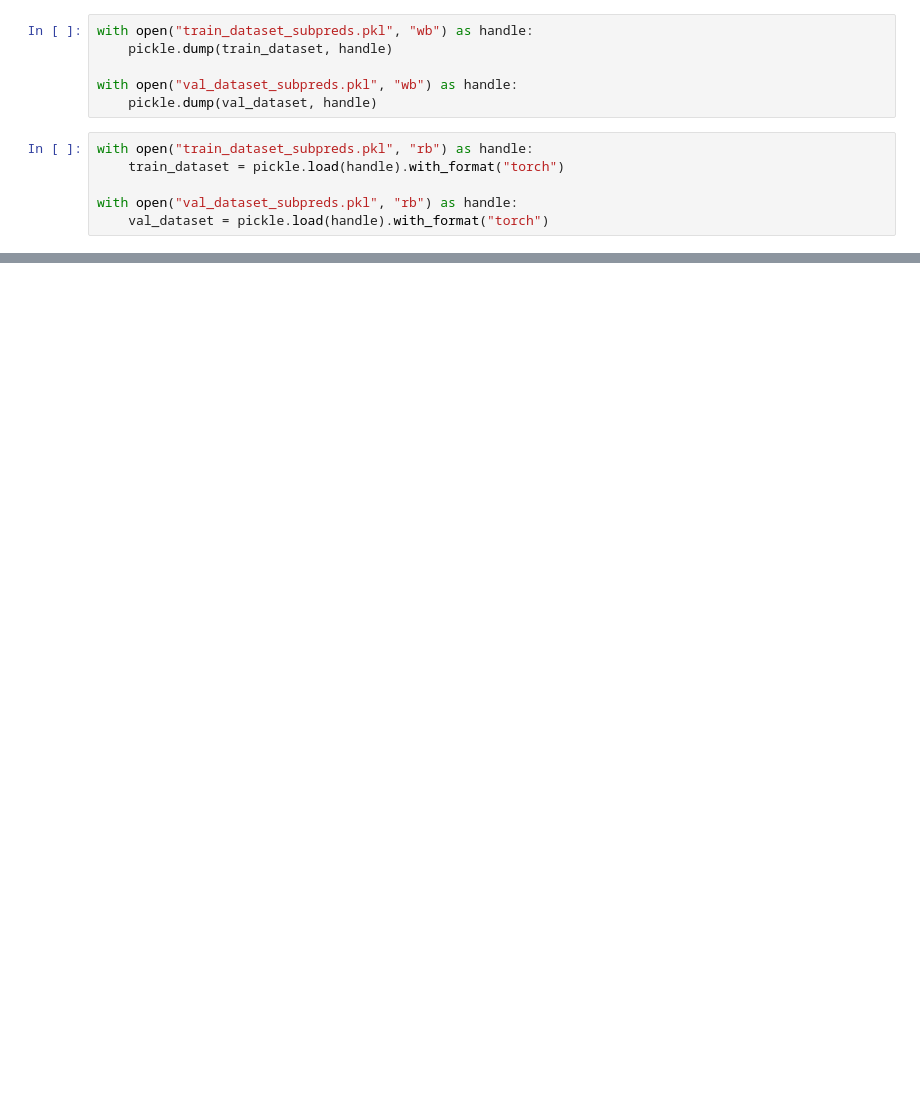
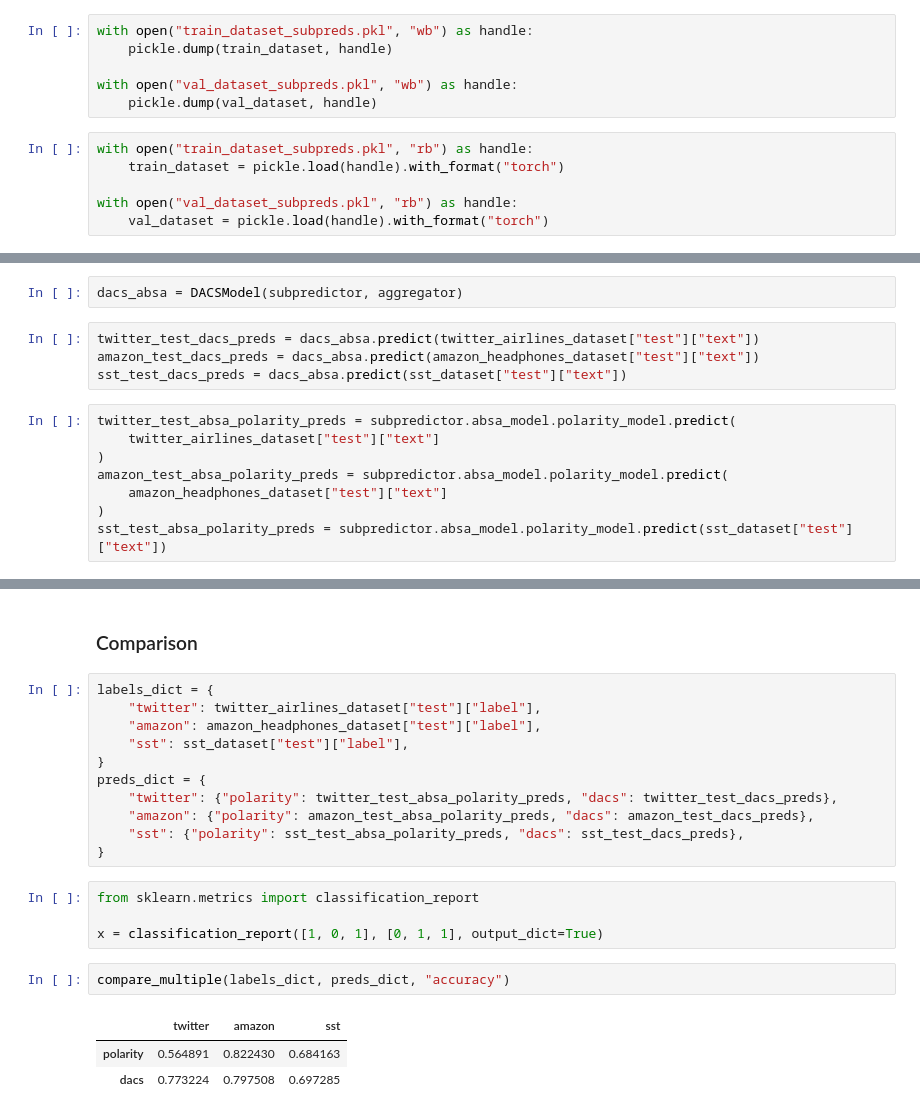
Before and after one commit to jkoscialkowski/divide-and-conquer-sentiment, a Jupyter notebook: notebooks/mlp_training.ipynb, the cells around one changed output, grey strips where cells are left out. Drawn from its saved outputs; the diff is of its cells as text; blank space fills up the shorter version.

Commit message:
feat: Add functions for simple creations of classification reports

```diff
--- a/notebooks/mlp_training.ipynb
+++ b/notebooks/mlp_training.ipynb
@@ -133,0 +132,14 @@ NameError: name 'exit' is not defined
+# %%
+dacs_absa = DACSModel(subpredictor, aggregator)
+# %%
+twitter_test_dacs_preds = dacs_absa.predict(twitter_airlines_dataset["test"]["text"])
+amazon_test_dacs_preds = dacs_absa.predict(amazon_headphones_dataset["test"]["text"])
+sst_test_dacs_preds = dacs_absa.predict(sst_dataset["test"]["text"])
+# %%
+twitter_test_absa_polarity_preds = subpredictor.absa_model.polarity_model.predict(
+    twitter_airlines_dataset["test"]["text"]
+)
+amazon_test_absa_polarity_preds = subpredictor.absa_model.polarity_model.predict(
+    amazon_headphones_dataset["test"]["text"]
+)
+sst_test_absa_polarity_preds = subpredictor.absa_model.polarity_model.predict(sst_dataset["test"]["text"])
@@ -133,0 +224,23 @@ NameError: name 'exit' is not defined
+# %% [markdown]
+### Comparison
+# %%
+labels_dict = {
+    "twitter": twitter_airlines_dataset["test"]["label"],
+    "amazon": amazon_headphones_dataset["test"]["label"],
+    "sst": sst_dataset["test"]["label"],
+}
+preds_dict = {
+    "twitter": {"polarity": twitter_test_absa_polarity_preds, "dacs": twitter_test_dacs_preds},
+    "amazon": {"polarity": amazon_test_absa_polarity_preds, "dacs": amazon_test_dacs_preds},
+    "sst": {"polarity": sst_test_absa_polarity_preds, "dacs": sst_test_dacs_preds},
+}
+# %%
+from sklearn.metrics import classification_report
+
+x = classification_report([1, 0, 1], [0, 1, 1], output_dict=True)
+# %%
+compare_multiple(labels_dict, preds_dict, "accuracy")
+# %% [output]
+|  | twitter | amazon | sst |
+| polarity | 0.564891 | 0.822430 | 0.684163 |
+| dacs | 0.773224 | 0.797508 | 0.697285 |
```
Also changed, not shown: parts of 22 cells of this notebook, 5 other files.
